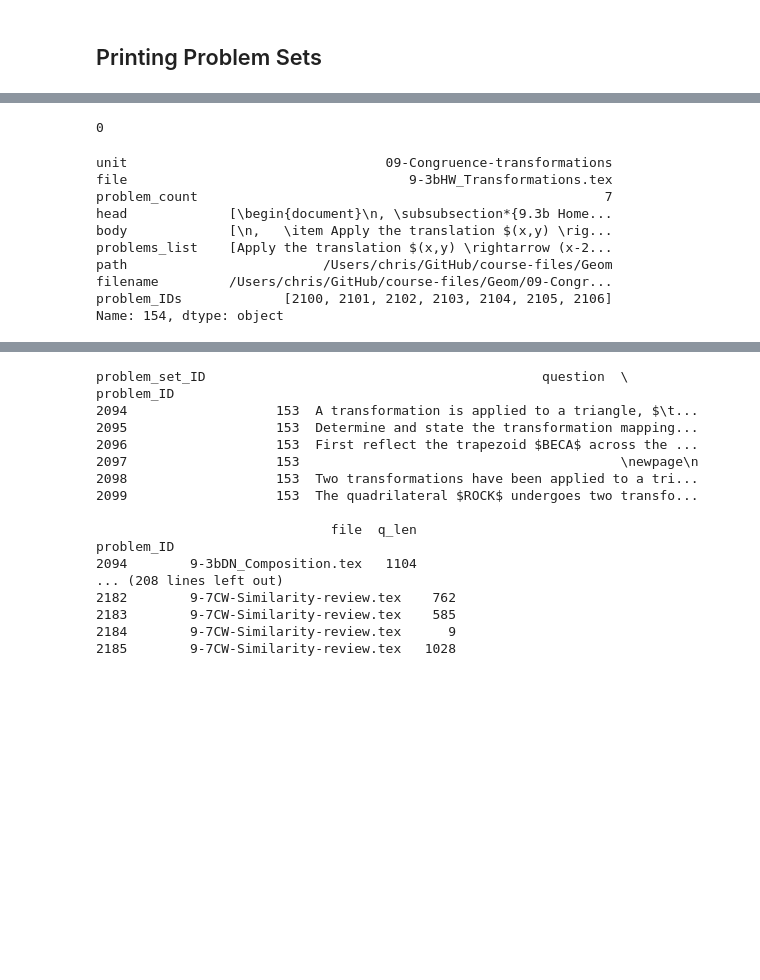
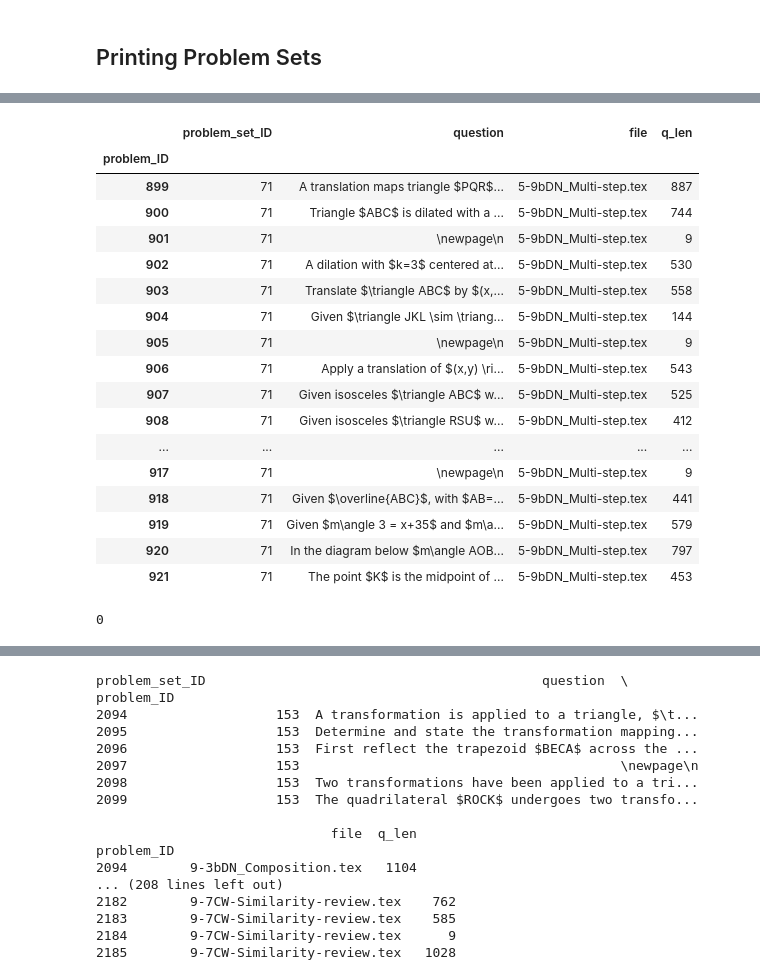
Before and after one commit to chrishuson/mathai, a Jupyter notebook: src/notes.ipynb, the cells around one changed output, grey strips where cells are left out. Cells and saved outputs as stored; diff of their text form; code cells hidden in the pictures; blank space fills up the shorter version.

```diff
--- a/src/notes.ipynb
+++ b/src/notes.ipynb
@@ -68,0 +66,22 @@ print_problems_df(df, filename='batch2/9-3bDN', title=title)
+# %%
+p_df = problem_df[problem_df.problem_set_ID == 71]
+p_df
+# %% [output]
+|  | problem_set_ID | question | file | q_len |
+| problem_ID |  |  |  |  |
+| 899 | 71 | A translation maps triangle $PQR$... | 5-9bDN_Multi-step.tex | 887 |
+| 900 | 71 | Triangle $ABC$ is dilated with a ... | 5-9bDN_Multi-step.tex | 744 |
+| 901 | 71 | \newpage\n | 5-9bDN_Multi-step.tex | 9 |
+| 902 | 71 | A dilation with $k=3$ centered at... | 5-9bDN_Multi-step.tex | 530 |
+| 903 | 71 | Translate $\triangle ABC$ by $(x,... | 5-9bDN_Multi-step.tex | 558 |
+| 904 | 71 | Given $\triangle JKL \sim \triang... | 5-9bDN_Multi-step.tex | 144 |
+| 905 | 71 | \newpage\n | 5-9bDN_Multi-step.tex | 9 |
+| 906 | 71 | Apply a translation of $(x,y) \ri... | 5-9bDN_Multi-step.tex | 543 |
+| 907 | 71 | Given isosceles $\triangle ABC$ w... | 5-9bDN_Multi-step.tex | 525 |
+| 908 | 71 | Given isosceles $\triangle RSU$ w... | 5-9bDN_Multi-step.tex | 412 |
+| ... | ... | ... | ... | ... |
+| 917 | 71 | \newpage\n | 5-9bDN_Multi-step.tex | 9 |
+| 918 | 71 | Given $\overline{ABC}$, with $AB=... | 5-9bDN_Multi-step.tex | 441 |
+| 919 | 71 | Given $m\angle 3 = x+35$ and $m\a... | 5-9bDN_Multi-step.tex | 579 |
+| 920 | 71 | In the diagram below $m\angle AOB... | 5-9bDN_Multi-step.tex | 797 |
+| 921 | 71 | The point $K$ is the midpoint of ... | 5-9bDN_Multi-step.tex | 453 |
@@ -71,15 +94,2 @@ os.system('pdflatex ../out/batch2/9-3bDN.tex')
 # %% [output]
 0
-# %%
-pset_df.loc[154]
-# %% [output]
-unit                                 09-Congruence-transformations
-file                                    9-3bHW_Transformations.tex
-problem_count                                                    7
-head             [\begin{document}\n, \subsubsection*{9.3b Home...
-body             [\n,   \item Apply the translation $(x,y) \rig...
-problems_list    [Apply the translation $(x,y) \rightarrow (x-2...
-path                         /Users/chris/GitHub/course-files/Geom
-filename         /Users/chris/GitHub/course-files/Geom/09-Congr...
-problem_IDs             [2100, 2101, 2102, 2103, 2104, 2105, 2106]
-Name: 154, dtype: object
```
Also changed, not shown: parts of 17 cells of this notebook, 2 other files.
